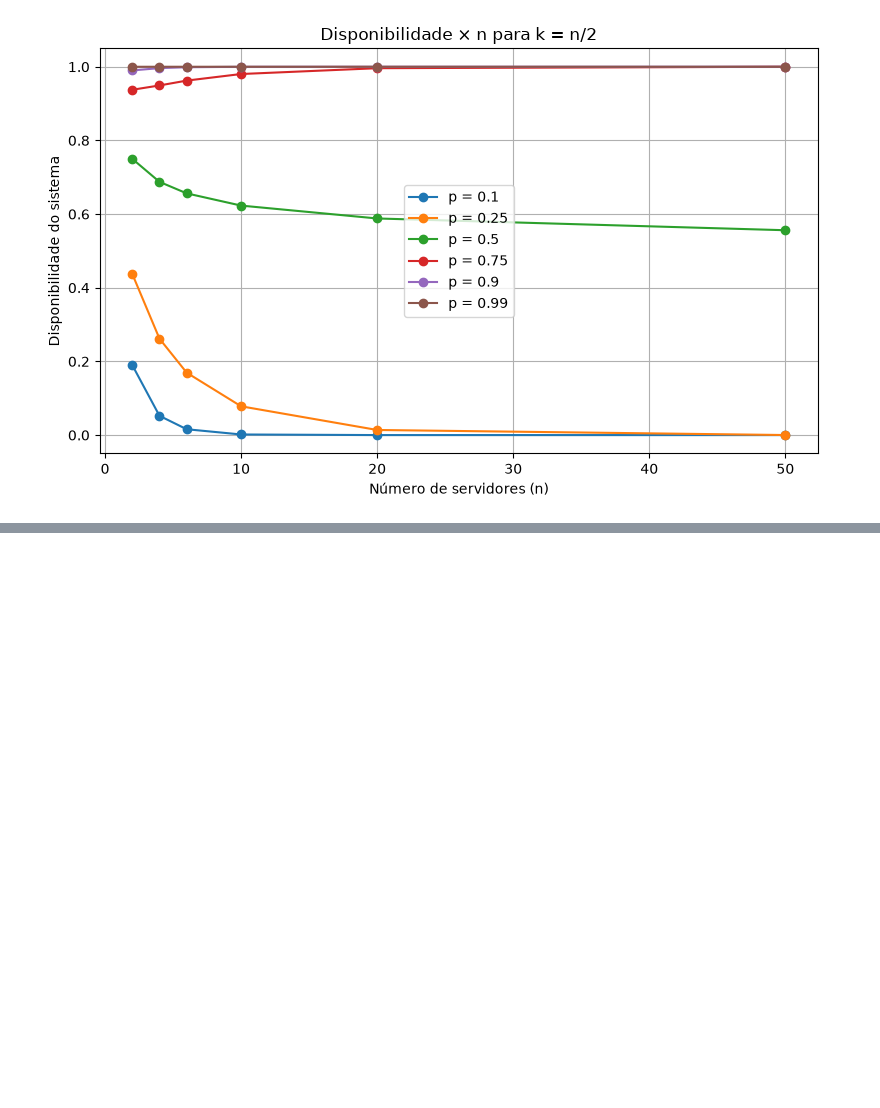
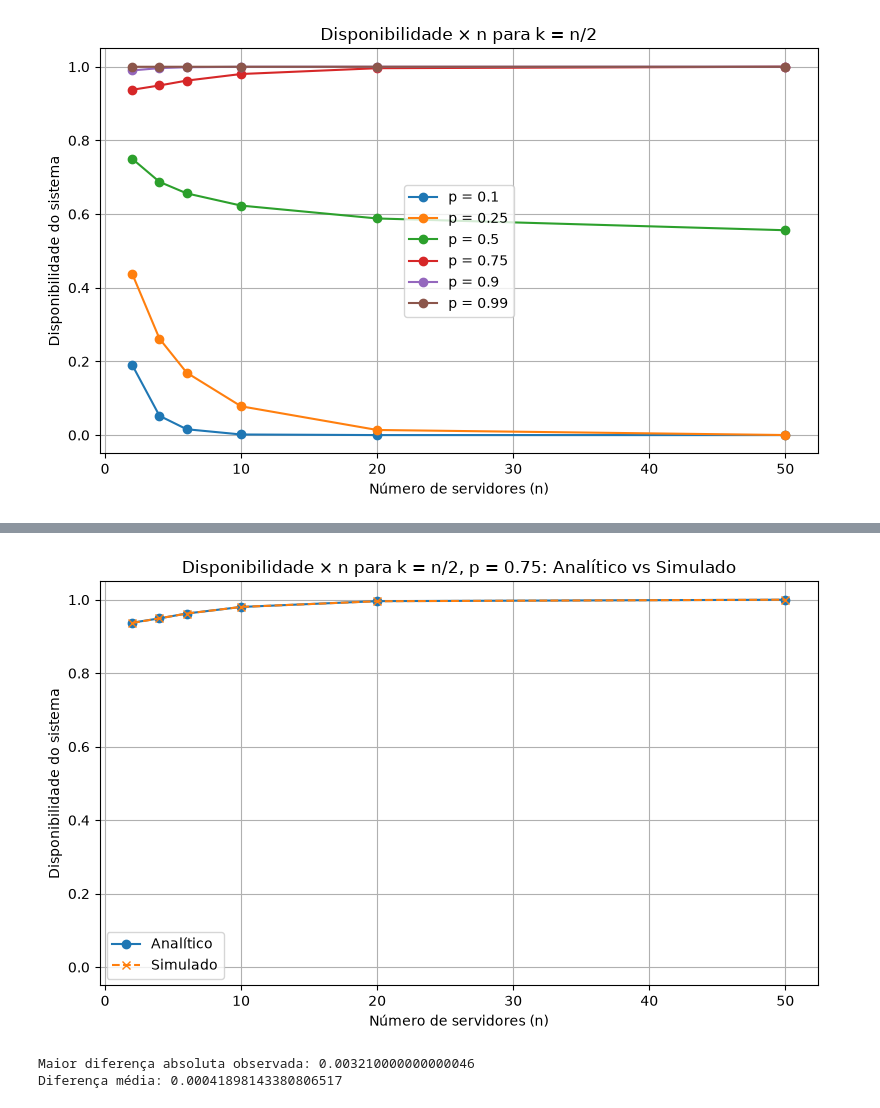
Before and after one commit to raquelx99/TrabalhoCompDistribuida, a Jupyter notebook: trabalho-nabor-notebook.ipynb, the cells around one changed output, grey strips where cells are left out. Saved outputs shown, nothing was run; the diff lists cells and outputs as text; code cells hidden in the pictures; blank space fills up the shorter version.

```diff
--- a/trabalho-nabor-notebook.ipynb
+++ b/trabalho-nabor-notebook.ipynb
@@ -172,0 +238,28 @@ plt.show()
+# %%
+p_grafico = 0.75
+
+dados_comp2 = tabela_comparativa[
+    (tabela_comparativa["p"] == p_grafico)
+    & (tabela_comparativa["k"] == tabela_comparativa["n"] // 2)
+]
+
+plt.figure(figsize=(8, 5))
+plt.plot(dados_comp2["n"], dados_comp2["Analítico"], marker="o", label="Analítico")
+plt.plot(dados_comp2["n"], dados_comp2["Experimental"], marker="x", linestyle="--", label="Simulado")
+
+plt.xlabel("Número de servidores (n)")
+plt.ylabel("Disponibilidade do sistema")
+plt.title(f"Disponibilidade × n para k = n/2, p = {p_grafico}: Analítico vs Simulado")
+plt.ylim(-0.05, 1.05)
+plt.legend()
+plt.grid()
+plt.tight_layout()
+plt.show()
+# %% [output]
+[figure, added]
+# %%
+print("Maior diferença absoluta observada:", tabela_comparativa["Diferença Absoluta"].max())
+print("Diferença média:", tabela_comparativa["Diferença Absoluta"].mean())
+# %% [output]
+Maior diferença absoluta observada: 0.003210000000000046
+Diferença média: 0.00041898143380806517
```
Also changed, not shown: parts of 5 cells of this notebook.
